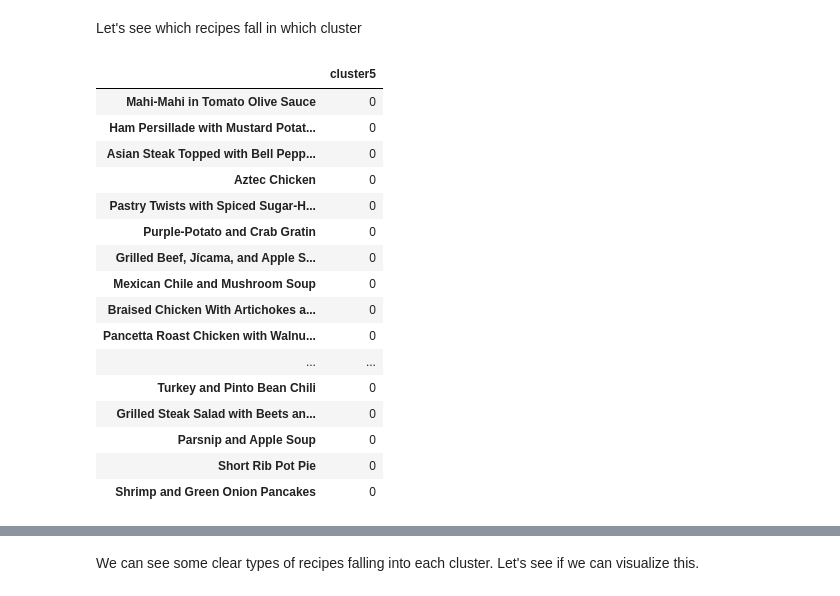
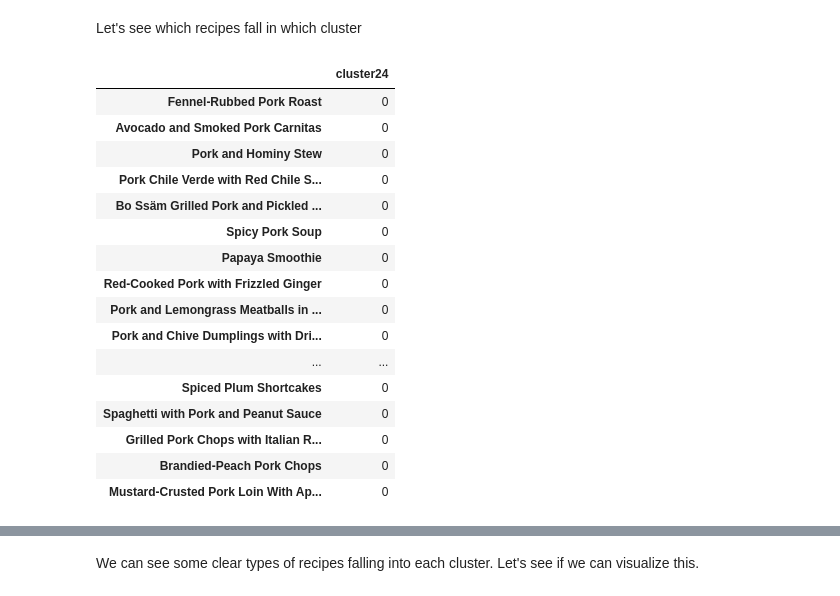
Before and after one commit to isabelvanzijl/Capstone-Project-2, a Jupyter notebook: Clustering.ipynb, the cells around one changed output, grey strips where cells are left out. Saved outputs shown, nothing was run; the diff lists cells and outputs as text; code cells hidden in the pictures.

```diff
--- a/Clustering.ipynb
+++ b/Clustering.ipynb
@@ -1133,3 +1155,3 @@ phrases_avg_df.head()
 # %%
-recipe_titles_df = pd.DataFrame(index=recipes, columns=phrases_avg_df.index)
-recipe_titles_df.head()
+#recipe_titles_df = pd.DataFrame(index=recipes, columns=phrases_avg_df.index)
+#recipe_titles_df.head()
@@ -1185,7 +1198,7 @@ sim_matrix.shape
 # %%
 # iterate through Ks from 1 to 12 and append results to list
 results = []
-ks = range(1, 13)
+ks = range(1, 25)
 for k in ks:
     # Create a KMeans instance with k clusters
     kmeans = KMeans(n_clusters=k, random_state=10)
@@ -1249,0 +1271,16 @@ plt.show()
+# %%
+# computer kmeans where k=24
+k_10 = 10
+kmeans_10 = KMeans(n_clusters=k_10, random_state=10)
+recipe_titles_df['cluster10'] = kmeans_10.fit_predict(sim_matrix)
+cluster_count_10 = pd.DataFrame(recipe_titles_df['cluster10'].value_counts().sort_index())
+print(cluster_count_10)
+
+# plot bar graph of clusters and number of data points in each cluster
+plt.figure(figsize=(8,6))
+sns.barplot(x=cluster_count_10.index, y=cluster_count_10.cluster10, palette = 'OrRd')
+plt.xticks(cluster_count_10.index)
+plt.xlabel('Cluster')
+plt.ylabel('Count')
+plt.title('Number of Points in Each Cluster, k=10')
+plt.show()
@@ -1252,17 +1302,17 @@ I think that going with k=5 gives us the right balance of number of clusters AND
 # %%
-# computer kmeans where k=5
-k_5 = 5
-kmeans_5 = KMeans(n_clusters=k_5, random_state=10)
-recipe_titles_df['cluster5'] = kmeans_5.fit_predict(sim_matrix)
-cluster_count_5 = pd.DataFrame(recipe_titles_df['cluster5'].value_counts().sort_index())
-print(cluster_count_5)
+# computer kmeans where k=24
+k_24 = 24
+kmeans_24 = KMeans(n_clusters=k_24, random_state=10)
+recipe_titles_df['cluster24'] = kmeans_24.fit_predict(sim_matrix)
+cluster_count_24 = pd.DataFrame(recipe_titles_df['cluster24'].value_counts().sort_index())
+print(cluster_count_24)
 
 # plot bar graph of clusters and number of data points in each cluster
 plt.figure(figsize=(8,6))
-sns.barplot(x=cluster_count_5.index, y=cluster_count_5.cluster5, palette = 'OrRd')
-plt.xticks(cluster_count_5.index)
+sns.barplot(x=cluster_count_24.index, y=cluster_count_24.cluster24, palette = 'OrRd')
+plt.xticks(cluster_count_24.index)
 plt.xlabel('Cluster')
 plt.ylabel('Count')
-plt.title('Number of Points in Each Cluster, k=5')
+plt.title('Number of Points in Each Cluster, k=24')
 plt.show()
 # %% [output]
@@ -1276,23 +1337,23 @@ plt.show()
 # %% [markdown]
 Let's see which recipes fall in which cluster
 # %%
-# k=5, cluster=0
-recipe_titles_df.loc[recipe_titles_df['cluster5'] == 0].head(20)[['cluster5']]
+# k=24, cluster=0
+recipe_titles_df.loc[recipe_titles_df['cluster24'] == 0].head(20)[['cluster24']]
 # %% [output]
-|  | cluster5 |
-| Mahi-Mahi in Tomato Olive Sauce | 0 |
-| Ham Persillade with Mustard Potat... | 0 |
-| Asian Steak Topped with Bell Pepp... | 0 |
-| Aztec Chicken | 0 |
-| Pastry Twists with Spiced Sugar-H... | 0 |
-| Purple-Potato and Crab Gratin | 0 |
-| Grilled Beef, Jícama, and Apple S... | 0 |
-| Mexican Chile and Mushroom Soup | 0 |
-| Braised Chicken With Artichokes a... | 0 |
-| Pancetta Roast Chicken with Walnu... | 0 |
+|  | cluster24 |
+| Fennel-Rubbed Pork Roast | 0 |
+| Avocado and Smoked Pork Carnitas | 0 |
+| Pork and Hominy Stew | 0 |
+| Pork Chile Verde with Red Chile S... | 0 |
+| Bo Ssäm Grilled Pork and Pickled ... | 0 |
+| Spicy Pork Soup | 0 |
+| Papaya Smoothie | 0 |
+| Red-Cooked Pork with Frizzled Ginger | 0 |
+| Pork and Lemongrass Meatballs in ... | 0 |
+| Pork and Chive Dumplings with Dri... | 0 |
 | ... | ... |
-| Turkey and Pinto Bean Chili | 0 |
-| Grilled Steak Salad with Beets an... | 0 |
-| Parsnip and Apple Soup | 0 |
-| Short Rib Pot Pie | 0 |
-| Shrimp and Green Onion Pancakes | 0 |
+| Spiced Plum Shortcakes | 0 |
+| Spaghetti with Pork and Peanut Sauce | 0 |
+| Grilled Pork Chops with Italian R... | 0 |
+| Brandied-Peach Pork Chops | 0 |
+| Mustard-Crusted Pork Loin With Ap... | 0 |
```
Also changed, not shown: parts of 42 cells of this notebook.
